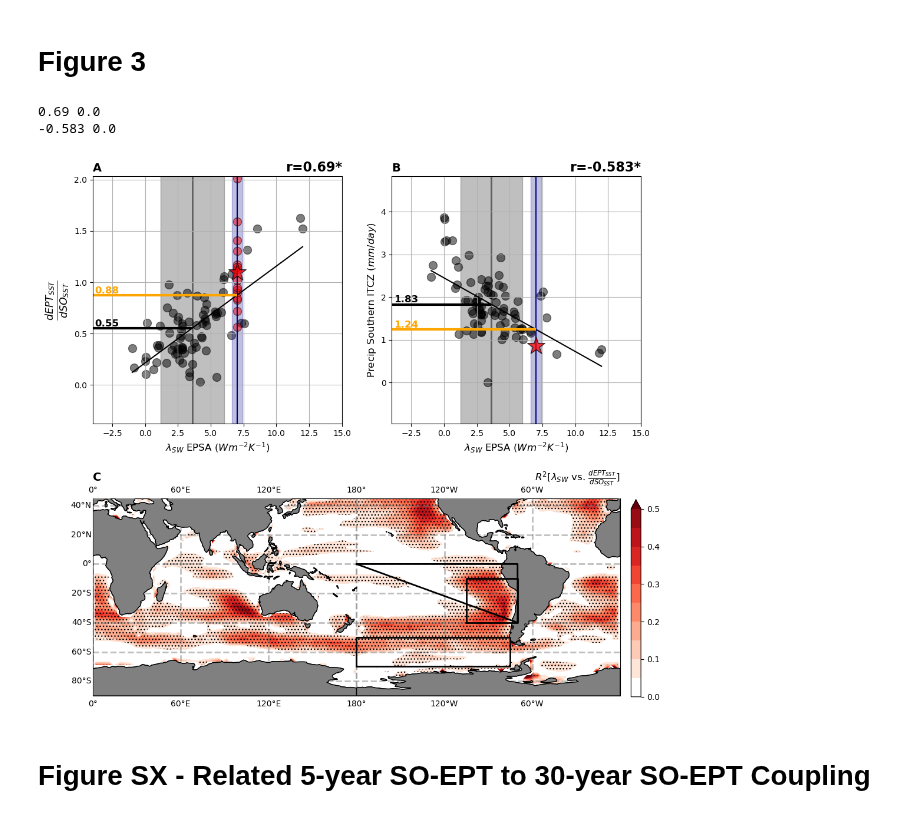
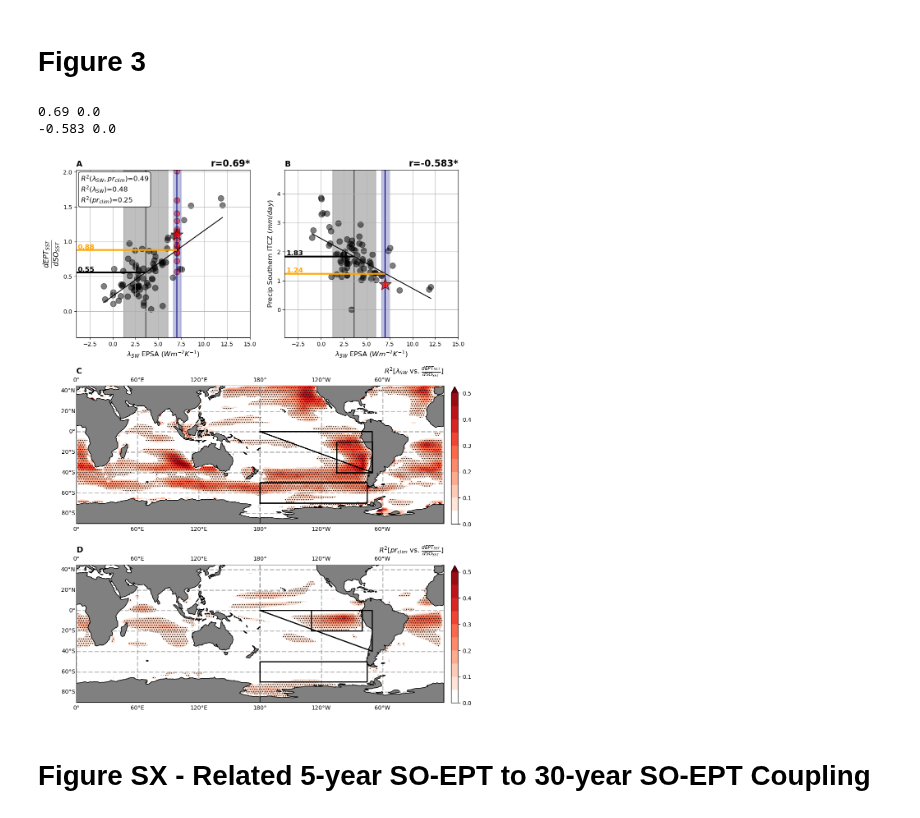
Before and after one commit to zacespinosa/SO-EP-teleconnection, a Jupyter notebook: Figure_Notebooks/Figure_3_swcf_coupling.ipynb, the cells around one changed output. Saved outputs shown, nothing was run; the diff lists cells and outputs as text; code cells hidden in the pictures.

Commit message:
Figure 3 update for revisions

```diff
--- a/Figure_Notebooks/Figure_3_swcf_coupling.ipynb
+++ b/Figure_Notebooks/Figure_3_swcf_coupling.ipynb
@@ -104,6 +104,7 @@ def _global_plot(
     contours=None,
     pr=None,
     wind=None,
+    itcz_box=False,
 ):
     # plot map of global data with central longitude 180
     # Uncomment for reds
@@ -143,11 +144,14 @@ def _global_plot(
         [lat_max, lat_max, lat_min, lat_max],
         color="black", linewidth=2, transform=ccrs.PlateCarree(), zorder=10
     )
-
-    # # East Pacific South America
-    bound_region(ax, lons=(-105, -70), lats=(-40, -10), color="black")
     # Southern Ocean
     bound_region(ax, lons=(-180, -75), lats=(-70, -50), color="black")
+    # East Pacific South America
+    if not itcz_box:
+        bound_region(ax, lons=(-105, -70), lats=(-40, -10), color="black")
+    # South ITCZ: Precip
+    if itcz_box:
+        bound_region(ax, lons=(-130, -80), lats=(0, -20), color="black")
 
     ax.coastlines()
     ax.set_global()
@@ -161,7 +165,7 @@ def _global_plot(
     cbar = plt.colorbar(img, ax=ax, orientation="vertical", fraction=.018, pad=0.02)
     cbar.ax.set_title(cbar_label, fontsize=10)
 
-    return img
+    return img, cbar
 
 def bound_region(ax, lons, lats, color):
     lon_min, lon_max = lons
@@ -270,8 +274,8 @@ else:
 
 # Generate point-wise pearson-correlation maps
 rvalues_so_ept_coupling, pr_cmip = get_shared_models(rvalues_so_ept_coupling, pr_cmip)
-r_pr = xscore.pearson_r(rvalues_so_ept_coupling["reg"].sel(years=12*5), pr_cmip["pr"], dim="model", skipna=True)
-p_pr = xscore.pearson_r_eff_p_value(rvalues_so_ept_coupling["reg"].sel(years=12*5), pr_cmip["pr"], dim="model", skipna=True)
+r_pr = xscore.pearson_r(rvalues_so_ept_coupling["reg"].sel(years=12*5), pr_cmip["pr"].mean("time")*86400, dim="model", skipna=True)
+p_pr = xscore.pearson_r_eff_p_value(rvalues_so_ept_coupling["reg"].sel(years=12*5), pr_cmip["pr"].mean("time")*86400, dim="model", skipna=True)
 r2_pr = r_pr**2
 
 # obs_swcf = [7.00834229, 7.2915155, 6.78656787, 6.65187705, 6.13171316]
@@ -325,8 +338,8 @@ Data variables:
 # %%
 title_fontsize = 14
 # Create figure and gridspec
-fig = plt.figure(figsize=(12, 12))
-gs = fig.add_gridspec(2, 2, height_ratios=[1, 1], wspace=0.2, hspace=0.2)  # 2 rows, 2 columns
+fig = plt.figure(figsize=(12, 18))
+gs = fig.add_gridspec(3, 2, height_ratios=[1, 1, 1], wspace=0.2, hspace=0.2)  # 2 rows, 2 columns
 
 # Create scatter plots (top row)
 ax1 = fig.add_subplot(gs[0, 0])
@@ -334,6 +347,7 @@ ax2 = fig.add_subplot(gs[0, 1])
 
 # Create map (bottom row, spanning both columns)
 ax3 = fig.add_subplot(gs[1, :], projection=ccrs.PlateCarree(central_longitude=180))
+ax4 = fig.add_subplot(gs[2, :], projection=ccrs.PlateCarree(central_longitude=180))
 
 ######## SWCF EPSA vs dEPT/dSO ############
 y, x = get_shared_models(rvalues_so_ept_coupling["reg"].sel(years=12*5), swcf_cmip_epsa)
@@ -342,6 +356,24 @@ ax1.set_xlabel(r"$\lambda_{SW}$ EPSA ($Wm^{-2}K^{-1}$)", fontsize=12)
 ax1.set_ylabel(r"$\frac{d EPT_{SST}}{dSO_{SST}}$", fontsize=18)
 ax1.set_title(r"A", loc="left", fontweight="bold", fontsize=title_fontsize)
 ax1.grid()
+textstr = (
+    r"$R^2(\lambda_{SW}, pr_{clim})$=" + f"{np.around(results_both.rsquared,2)}" + "\n" +
+    r"$R^2(\lambda_{SW})$=" + f"{np.around(results_swcf.rsquared,2)}" + "\n" +
+    r"$R^2(pr_{clim})$=" + f"{np.around(results_pr.rsquared,2)}"
+)
+ax1.text(
+    # 0.95, 0.05,  # X and Y in axes coordinates
+    # ha='right',
+    # va='bottom',
+    0.025, 0.975,  # X and Y in axes coordinates
+    textstr,
+    ha='left',
+    va='top',
+    transform=ax1.transAxes,
+    fontsize=12,
+    multialignment='left',
+    bbox=dict(facecolor='white', edgecolor='black', boxstyle='round,pad=0.3')
+)
 
 # Add one dot per obs
 obs_mean = []
@@ -350,37 +382,58 @@ for model in obs_sst_so_ept_reg.model.values:
     obs_mean.append(obs_coupling)
     ax1.scatter(np.mean(obs_swcf), obs_coupling, s=100, alpha=.5, edgecolor="black", color="red")
     # ax1.text(s=model, x=np.mean(obs_swcf) + .5, y=obs_coupling, color="black", fontsize=10) # Add text next to point with label
 ax1.scatter(np.mean(obs_swcf), np.mean(obs_mean), s=500, zorder=100, alpha=.75, edgecolor="black", color="red", label="Obs Mean", marker="*")
 
 ######## SWCF EPSA vs South ITCZ ############
 y, x = get_shared_models(cmip_precip_south_east_clim, swcf_cmip_epsa)
 create_panel_a(ax2, x.values, y.values, vline=obs_swcf)
 ax2.scatter(np.mean(obs_swcf), era5_precip_south_east_clim, s=500, zorder=100, alpha=0.75, marker='*', edgecolor="black", color="red")
 # ax2.text(s="ERA5", x=np.mean(obs_swcf) + 0.75, y=era5_precip_south_east_clim, color="black", fontsize=12)
 ax2.set_xlabel(r"$\lambda_{SW}$ EPSA ($Wm^{-2}K^{-1}$)", fontsize=12)
 ax2.set_ylabel(r"Precip Southern ITCZ ($mm/day$)", fontsize=12)
 ax2.set_title(r"B", loc="left", fontweight="bold", fontsize=title_fontsize)
 ax2.grid()
 
 ######## SWCF vs dEPT/dSO ############
-img = _global_plot(
+img,cbar = _global_plot(
     ax3,
     data=r2.values,
     pvalues=p,
     lat=r2.lat,
     lon=r2.lon,
     levels=np.arange(0, 0.55, 0.05),
     cmap="Reds",
 )
 ax3.set_title(r"$R^2[\lambda_{SW}$ vs. $\frac{dEPT_{SST}}{dSO_{SST}}]$", loc="right", fontsize=12)
 ax3.set_title(r"C", loc="left", fontweight="bold", fontsize=title_fontsize)
 #########################################################################
-plt.savefig("/home/espinosa10/SO-EP-teleconnection/Manuscript_Figures/Main/Figure_3_v2.png", dpi=300, bbox_inches="tight")
-plt.savefig("/home/espinosa10/SO-EP-teleconnection/Manuscript_Figures/Main/Figure_3_v2.pdf", dpi=300, bbox_inches="tight")
+
+######## PRECIP vs dEPT/dSO ############
+img,cbar = _global_plot(
+    ax4,
+    data=r2_pr.values,
+    pvalues=p_pr,
+    lat=r2_pr.lat,
+    lon=r2_pr.lon,
+    levels=np.arange(0, 0.55, 0.05),
+    cmap="Reds",
+    itcz_box=True,
+)
+ax4.set_title(r"$R^2[pr_{clim}$ vs. $\frac{dEPT_{SST}}{dSO_{SST}}]$", loc="right", fontsize=12)
+ax4.set_title(r"D", loc="left", fontweight="bold", fontsize=title_fontsize)
+pos = ax4.get_position()
+new_pos = [pos.x0, pos.y0 + .03, pos.width, pos.height]  # shift down, stretch up
+ax4.set_position(new_pos)
+pos_cbar = cbar.ax.get_position()
+new_pos_cbar = [pos_cbar.x0, pos_cbar.y0 + .03, pos_cbar.width, pos_cbar.height]
+cbar.ax.set_position(new_pos_cbar)
+#########################################################################
+plt.savefig("/home/espinosa10/SO-EP-teleconnection/Manuscript_Figures/Main/Figure_3_revisions.png", dpi=300, bbox_inches="tight")
+plt.savefig("/home/espinosa10/SO-EP-teleconnection/Manuscript_Figures/Main/Figure_3_revisions.pdf", dpi=300, bbox_inches="tight")
 # %% [output]
 0.69 0.0
 -0.583 0.0
-[figure, old version]
+[figure, new version]
 # %% [markdown]
 # Figure SX - Related 5-year SO-EPT to 30-year SO-EPT Coupling
 # %%
```
Also changed, not shown: parts of 2 cells of this notebook.
